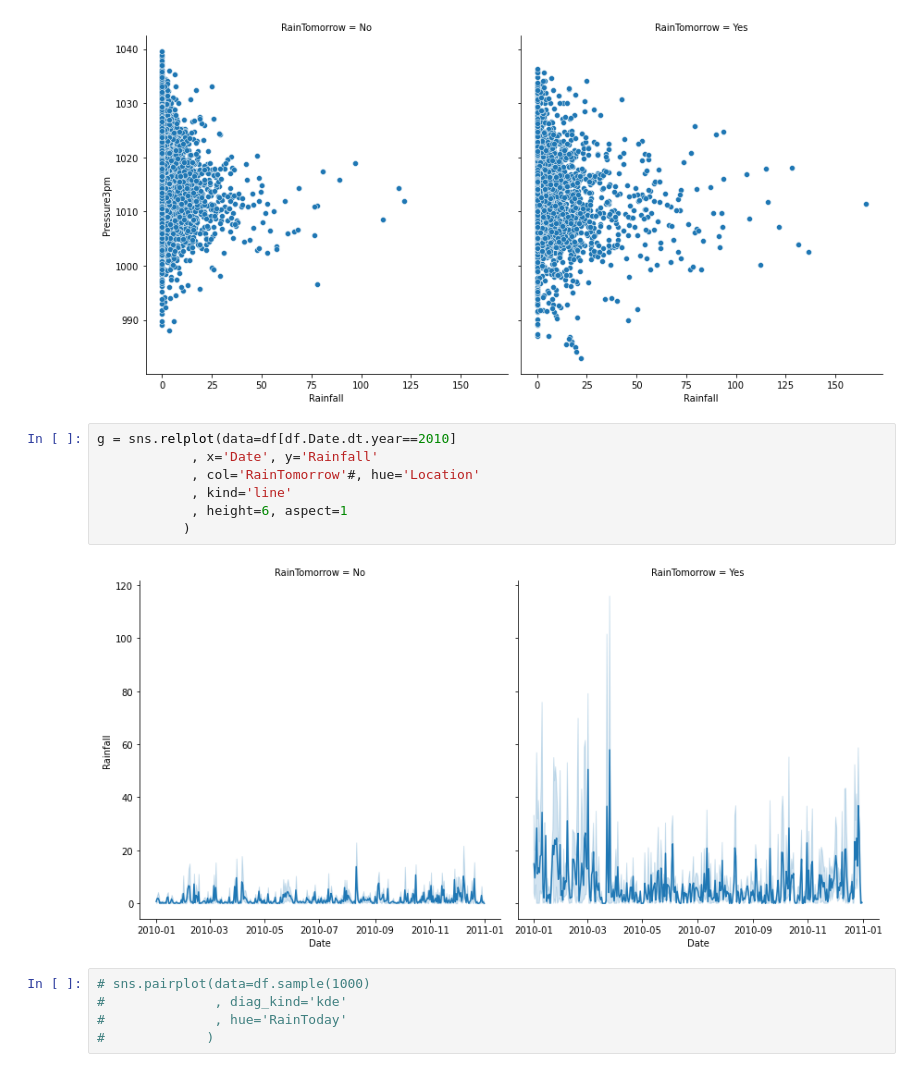
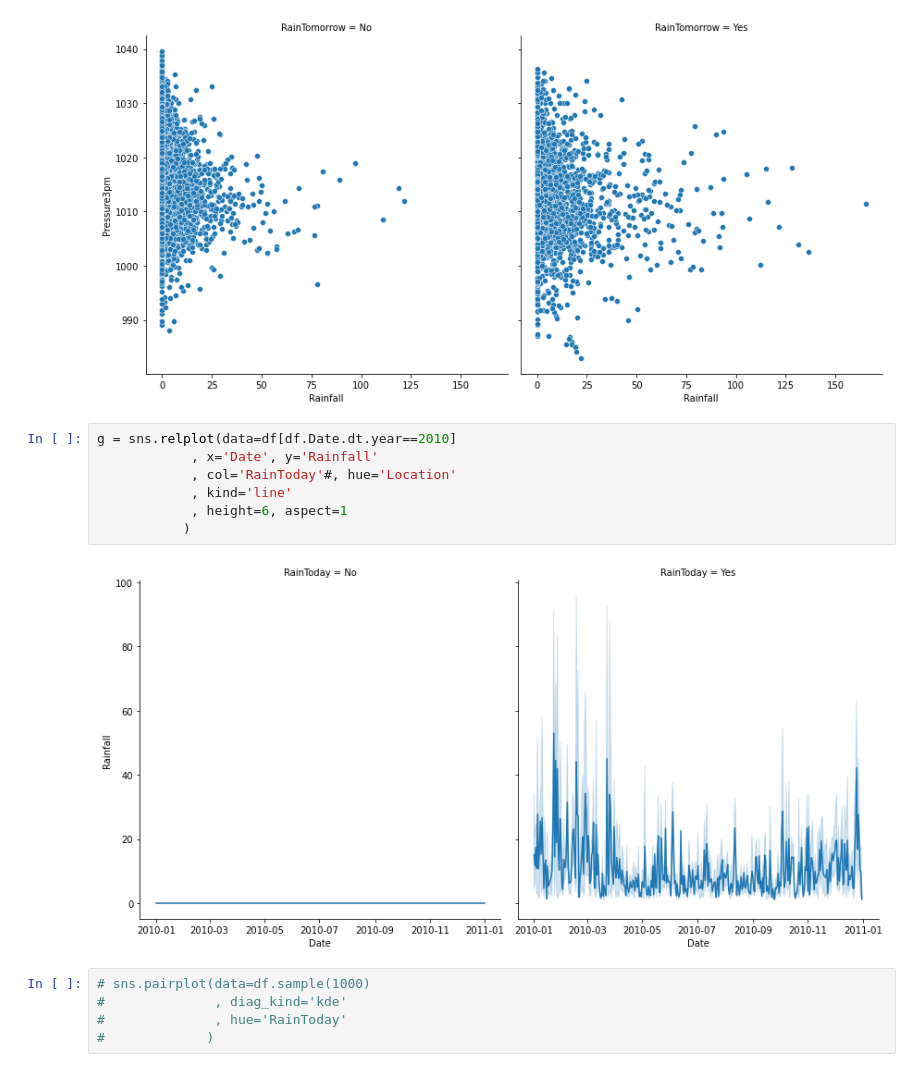
Before and after one commit to sandeepkavadi/practice, a Jupyter notebook: Australia_rain.ipynb, the cells around one changed output. Drawn from its saved outputs; the diff is of its cells as text.

```diff
--- a/Australia_rain.ipynb
+++ b/Australia_rain.ipynb
@@ -309,12 +310,12 @@ g = sns.relplot(data=df[df.Date.dt.year==2010]
 # %%
 g = sns.relplot(data=df[df.Date.dt.year==2010]
             , x='Date', y='Rainfall'
-            , col='RainTomorrow'#, hue='Location'
+            , col='RainToday'#, hue='Location'
             , kind='line'
             , height=6, aspect=1
            )
 # %% [output]
-[figure, old version]
+[figure, new version]
 # %%
 # sns.pairplot(data=df.sample(1000)
 #              , diag_kind='kde'
```
Also changed, not shown: parts of 3 cells of this notebook, 2 other files.
